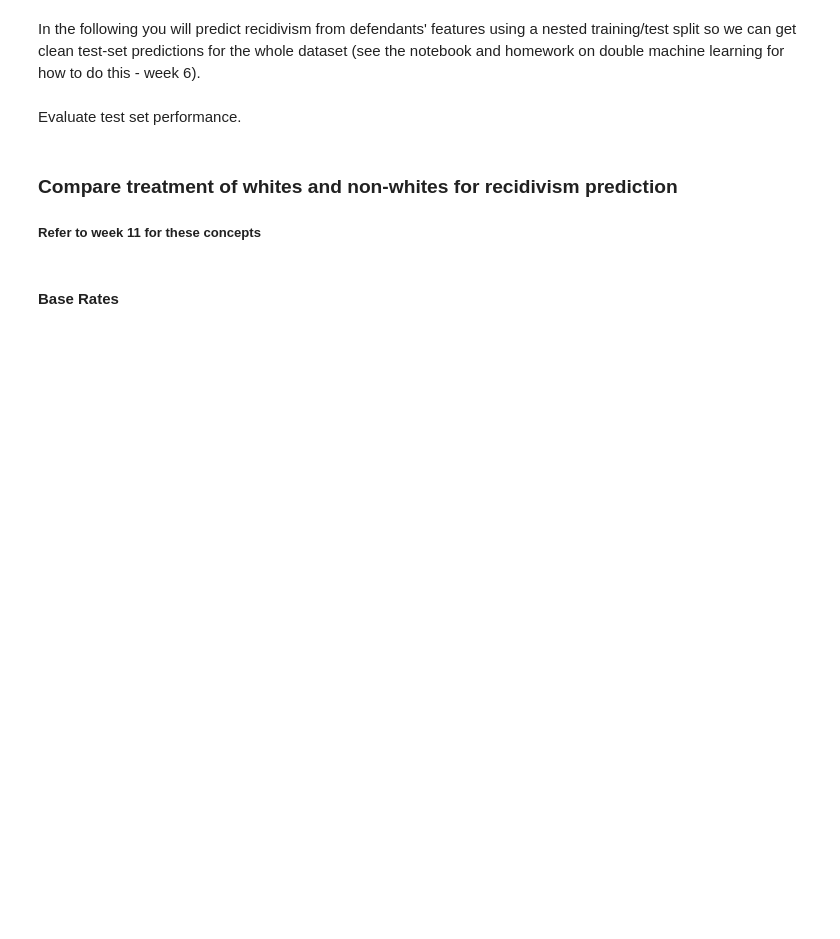
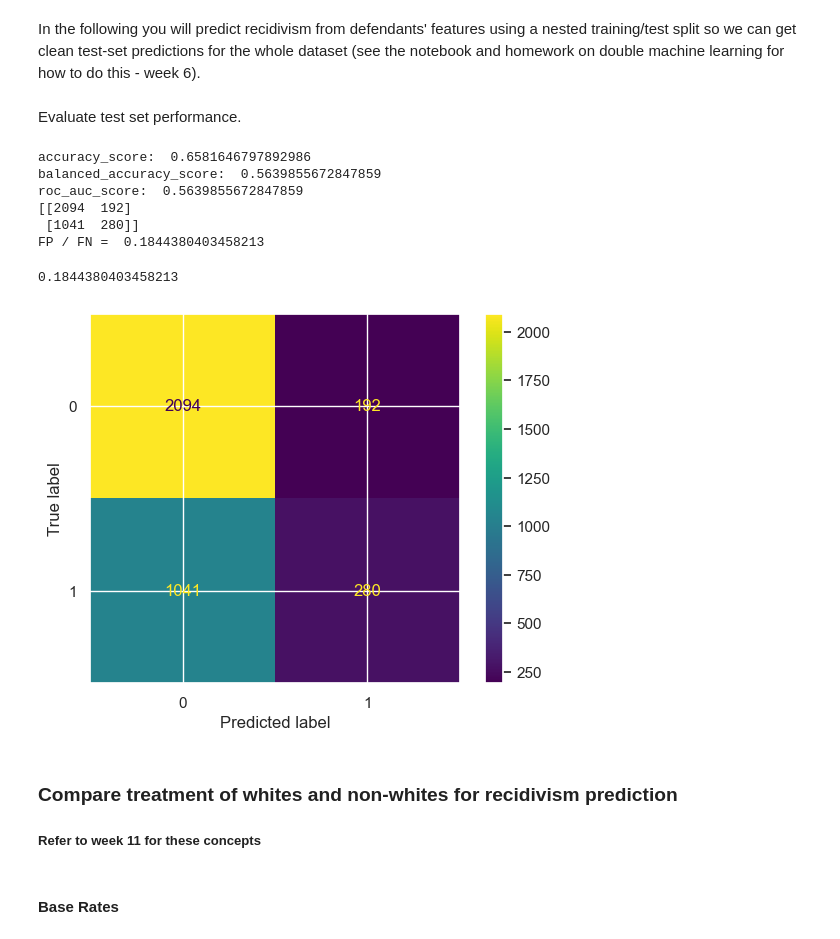
Before and after one commit to TheBlueHawk/BRJ, a Jupyter notebook: homeworks/HW10.ipynb, the cells around one changed output. Saved outputs shown, nothing was run; the diff lists cells and outputs as text; code cells hidden in the pictures; blank space fills up the shorter version.

```diff
--- a/homeworks/HW10.ipynb
+++ b/homeworks/HW10.ipynb
@@ -138,20 +138,55 @@ In the following you will predict recidivism from defendants' features using a n
 # %%
 # perform nested train/test split
 from sklearn.model_selection import train_test_split
-X_a, X_b, Y_a, Y_b, D_a, D_b,NW_a, NW_b = train_test_split(X, Y, D, NW, test_size = 0.5)
+X_train, X_test, Y_train, Y_test, D_train, D_test,NW_train, NW_test = train_test_split(X, Y, D, NW, test_size = 0.5)
 
-df_pred = X_a.append(X_b)
+df_pred = X_train.append(X_test)
 #TODO train a logit model to predict recidism (Y) from predictors (X).
 #TODO form clean test-set predictions for recidivism in the full dataset
 from sklearn.linear_model import LogisticRegression
+model = LogisticRegression()
+model.fit(X_train, Y_train)
+Y_test_pred = model.predict(X_test)
+Y_train_pred = model.predict(X_train)
 # %% [markdown]
 Evaluate test set performance.
 # %%
 #TODO show a confusion matrix, compute accuracy, balanced accuracy, and roc_auc
 #TODO compute ratio of false positives to false negatives
 
 from sklearn.metrics import confusion_matrix, plot_confusion_matrix
 from sklearn.metrics import classification_report
+from sklearn.metrics import (precision_score, confusion_matrix, recall_score, f1_score, precision_recall_curve,
+                             plot_confusion_matrix, accuracy_score, balanced_accuracy_score, roc_curve, auc, roc_auc_score)
+
+
+plot_confusion_matrix(model, X_test, Y_test)
+
+def report_stas(Y_test, Y_test_pred):
+    print("accuracy_score: ", accuracy_score(Y_test, Y_test_pred))
+    print("balanced_accuracy_score: ", balanced_accuracy_score(Y_test, Y_test_pred))
+    print("roc_auc_score: ", roc_auc_score(Y_test, Y_test_pred))
+
+    cm = confusion_matrix(Y_test, Y_test_pred)
+    print(cm)
+    TN = cm[0][0]
+    FP = cm[0][1]
+    FN = cm[1][0]
+    TP = cm[1][1]
+    print("FP / FN = ", FP / FN)
+
+    return FP / FN
+
+report_stas(Y_test, Y_test_pred)
+# %% [output]
+accuracy_score:  0.6581646797892986
+balanced_accuracy_score:  0.5639855672847859
+roc_auc_score:  0.5639855672847859
+[[2094  192]
+ [1041  280]]
+FP / FN =  0.1844380403458213
+0.1844380403458213
+[figure, added]
 # %% [markdown]
 ### Compare treatment of whites and non-whites for recidivism prediction
 ##### Refer to week 11 for these concepts
```
Also changed, not shown: parts of 22 cells of this notebook, 3 other files.
